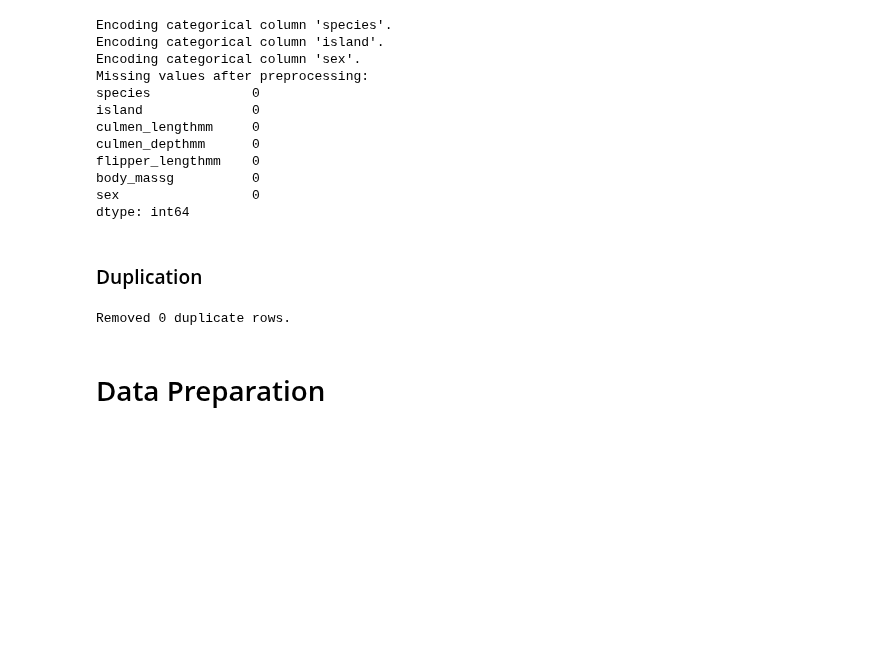
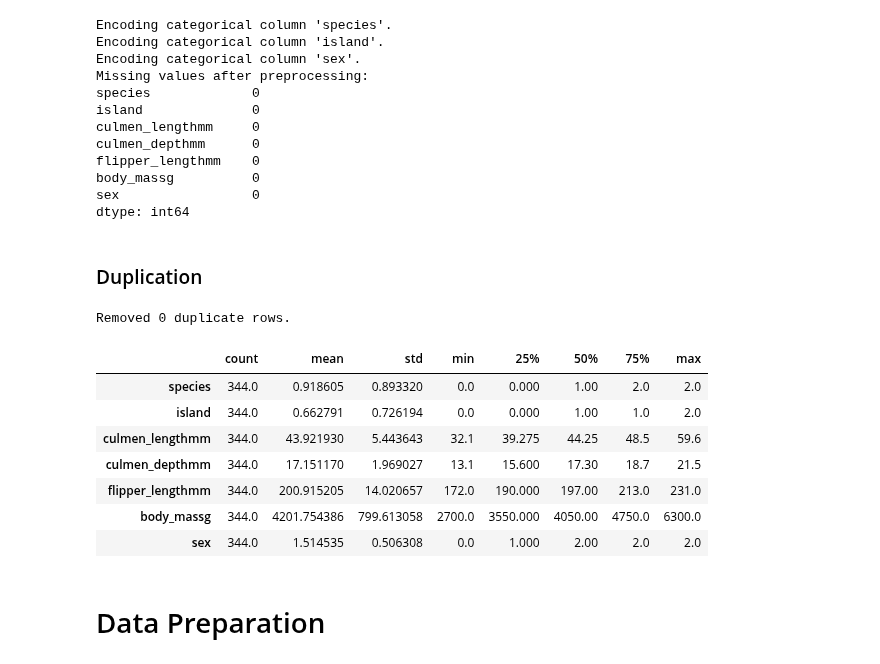
Before and after one commit to 20161609/AI-Tech-Learning, a Jupyter notebook: 08_multi_tree_penguins.ipynb, the cells around one changed output. Drawn from its saved outputs; the diff is of its cells as text; code cells hidden in the pictures; blank space fills up the shorter version.

```diff
--- a/08_multi_tree_penguins.ipynb
+++ b/08_multi_tree_penguins.ipynb
@@ -139,5 +141,16 @@ final_rows = df.shape[0]
 print(f"Removed {initial_rows - final_rows} duplicate rows.")
 # %% [output]
 Removed 0 duplicate rows.
+# %%
+df.describe().T
+# %% [output]
+|  | count | mean | std | min | 25% | 50% | 75% | max |
+| species | 344.0 | 0.918605 | 0.893320 | 0.0 | 0.000 | 1.00 | 2.0 | 2.0 |
+| island | 344.0 | 0.662791 | 0.726194 | 0.0 | 0.000 | 1.00 | 1.0 | 2.0 |
+| culmen_lengthmm | 344.0 | 43.921930 | 5.443643 | 32.1 | 39.275 | 44.25 | 48.5 | 59.6 |
+| culmen_depthmm | 344.0 | 17.151170 | 1.969027 | 13.1 | 15.600 | 17.30 | 18.7 | 21.5 |
+| flipper_lengthmm | 344.0 | 200.915205 | 14.020657 | 172.0 | 190.000 | 197.00 | 213.0 | 231.0 |
+| body_massg | 344.0 | 4201.754386 | 799.613058 | 2700.0 | 3550.000 | 4050.00 | 4750.0 | 6300.0 |
+| sex | 344.0 | 1.514535 | 0.506308 | 0.0 | 1.000 | 2.00 | 2.0 | 2.0 |
 # %% [markdown]
 # Data Preparation
```
Also changed, not shown: parts of 21 cells of this notebook.
